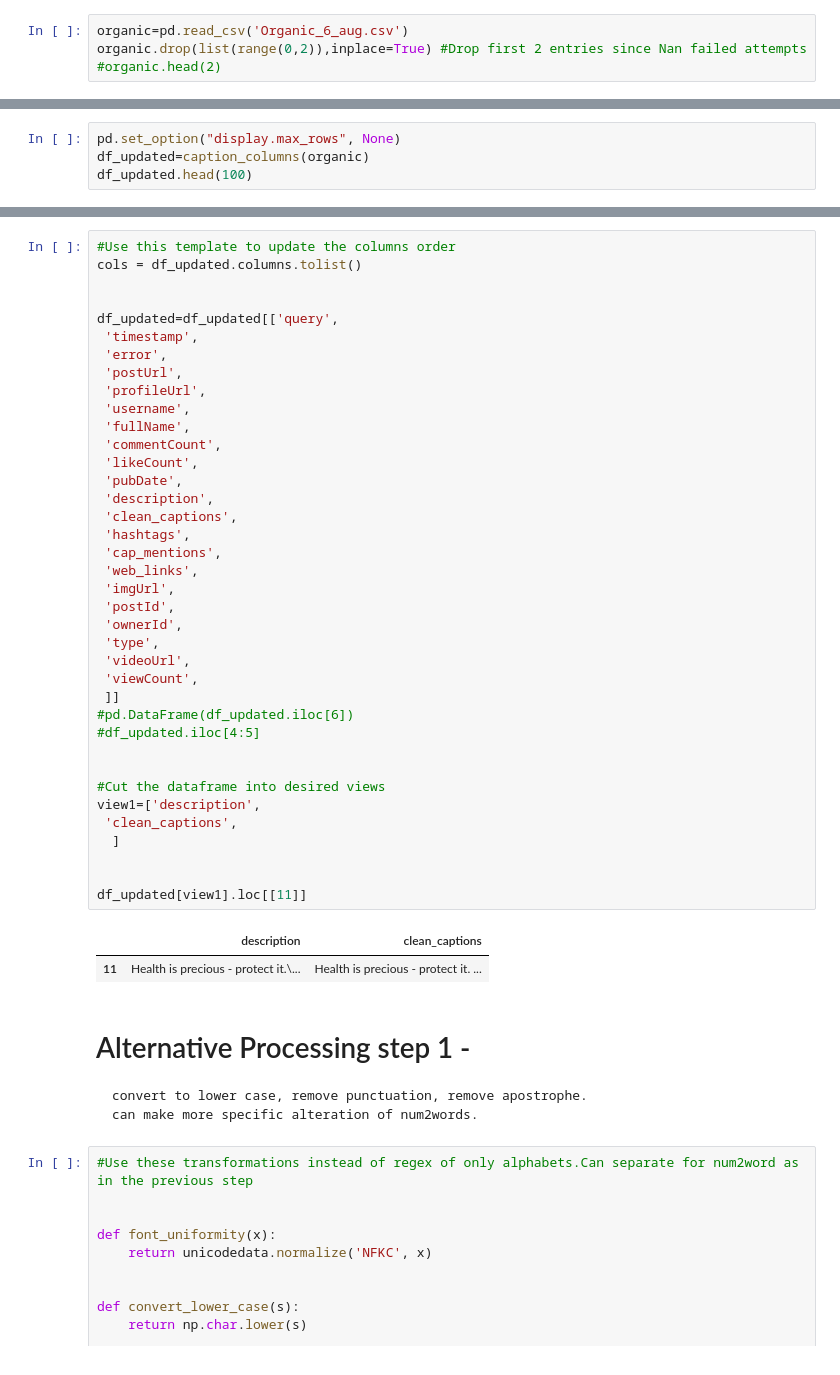
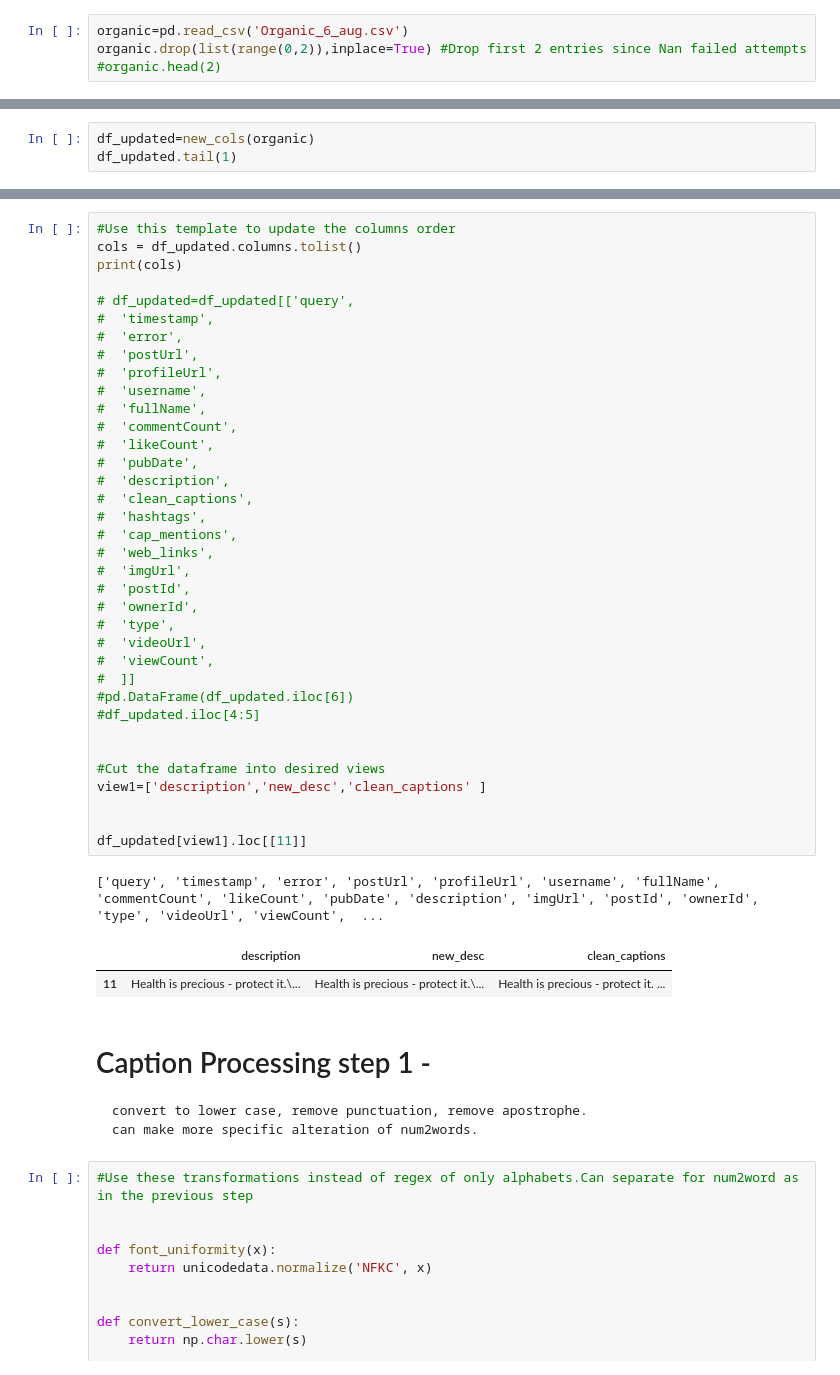
Before and after one commit to Appymp/Agridata_mining, a Jupyter notebook: Thesis_proj_v2.ipynb, the cells around one changed output, grey strips where cells are left out. Saved outputs shown, nothing was run; the diff lists cells and outputs as text.

```diff
--- a/Thesis_proj_v2.ipynb
+++ b/Thesis_proj_v2.ipynb
@@ -97,4 +90,0 @@ def caption_columns(df):
-# %%
-pd.set_option("display.max_rows", None)
-df_updated=caption_columns(organic)
-df_updated.head(100)
@@ -122,0 +91,3 @@ df_updated.head(100)
+# %%
+df_updated=new_cols(organic)
+df_updated.tail(1)
@@ -123,46 +97,45 @@ df_updated.head(100)
 # %%
 #Use this template to update the columns order
 cols = df_updated.columns.tolist()
+print(cols)
 
-
-df_updated=df_updated[['query',
- 'timestamp',
- 'error',
- 'postUrl',
- 'profileUrl',
- 'username',
- 'fullName',
- 'commentCount',
- 'likeCount',
- 'pubDate',
- 'description',
- 'clean_captions',
- 'hashtags',
- 'cap_mentions',
- 'web_links',
- 'imgUrl',
- 'postId',
- 'ownerId',
- 'type',
- 'videoUrl',
- 'viewCount',
- ]]
+# df_updated=df_updated[['query',
+#  'timestamp',
+#  'error',
+#  'postUrl',
+#  'profileUrl',
+#  'username',
+#  'fullName',
+#  'commentCount',
+#  'likeCount',
+#  'pubDate',
+#  'description',
+#  'clean_captions',
+#  'hashtags',
+#  'cap_mentions',
+#  'web_links',
+#  'imgUrl',
+#  'postId',
+#  'ownerId',
+#  'type',
+#  'videoUrl',
+#  'viewCount',
+#  ]]
 #pd.DataFrame(df_updated.iloc[6])
 #df_updated.iloc[4:5]
 
 
 #Cut the dataframe into desired views
-view1=['description',
- 'clean_captions',
-  ]
+view1=['description','new_desc','clean_captions' ]
 
 
 df_updated[view1].loc[[11]]
 # %% [output]
+['query', 'timestamp', 'error', 'postUrl', 'profileUrl', 'username', 'fullName', 'commentCount', 'likeCount', 'pubDate', 'description', 'imgUrl', 'postId', 'ownerId', 'type', 'videoUrl', 'viewCount',  ...
-|  | description | clean_captions |
-| 11 | Health is precious - protect it.\... | Health is precious - protect it. ... |
+|  | description | new_desc | clean_captions |
+| 11 | Health is precious - protect it.\... | Health is precious - protect it.\... | Health is precious - protect it. ... |
 # %% [markdown]
-# Alternative Processing step 1 -
+# Caption Processing step 1 -
     convert to lower case, remove punctuation, remove apostrophe.
     can make more specific alteration of num2words.
 # %%
```
Also changed, not shown: parts of 21 cells of this notebook.
